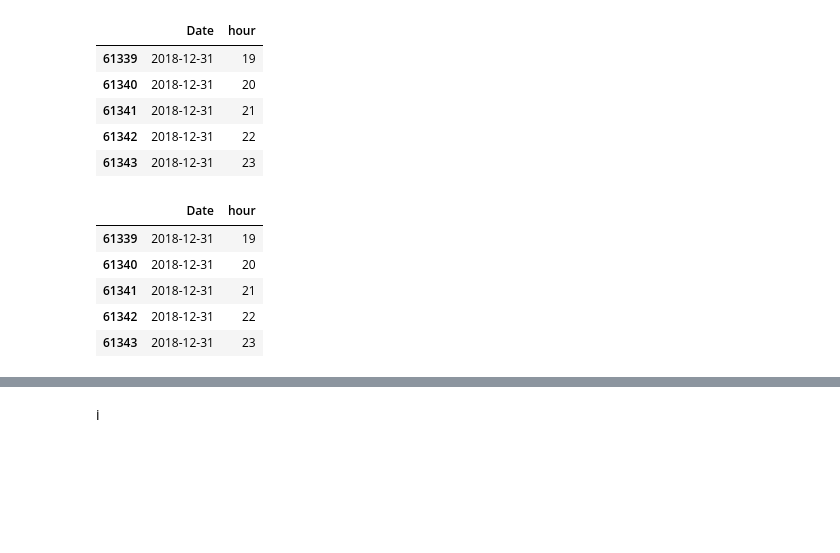
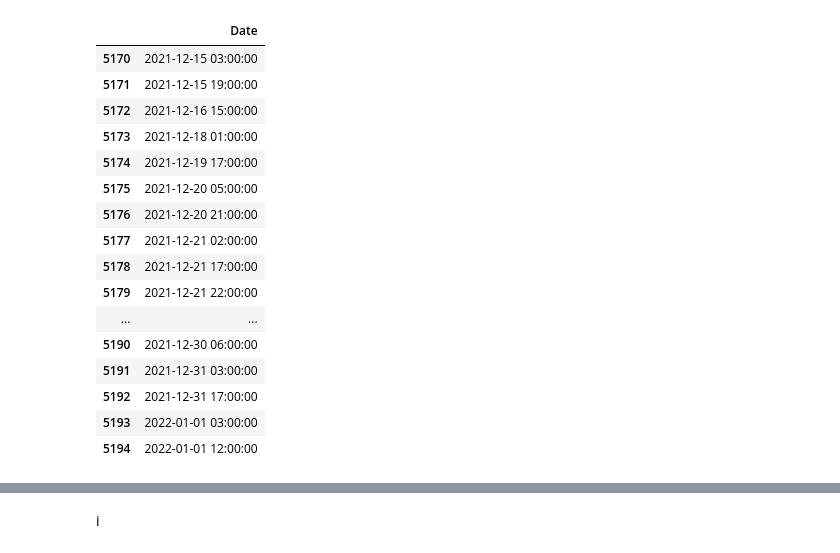
Before and after one commit to OGsiji/Transrisk-Innovation, a Jupyter notebook: Transrisk_Innovation_Simulation.ipynb, the cells around one changed output, grey strips where cells are left out. Cells and saved outputs as stored; diff of their text form; code cells hidden in the pictures; blank space fills up the shorter version.

```diff
--- a/Transrisk_Innovation_Simulation.ipynb
+++ b/Transrisk_Innovation_Simulation.ipynb
@@ -25,0 +54,8 @@ Requirement already satisfied: pytz>=2017.3 in /usr/local/lib/python3.7/dist-pac
+# %%
+def randomly(seq):
+    shuffled = list(seq)
+    random.shuffle(shuffled)
+    return iter(shuffled)
+# %%
+for i in randomly(range(5)):
+    print(i)
@@ -26,16 +87,31 @@ Requirement already satisfied: pytz>=2017.3 in /usr/local/lib/python3.7/dist-pac
 # %%
+# generate random integer values
+from random import seed
+from random import randint
+
+import random
+# seed random number generator
+seed(1)
+# generate some integers
 
 
 
 import time
 import datetime
+from datetime import timedelta
 
-start = "01/01/" + str('2012')
-end = "31/12/" + str('2018')
+start = "02/01/" + str('2012')
+end = "31/12/" + str('2021')
 date = datetime.datetime.strptime(start, "%d/%m/%Y")
 
 dates = list()
-while(date != datetime.datetime.strptime(end, "%d/%m/%Y")):
+while((date != datetime.datetime.strptime(end, "%d/%m/%Y")) & (date <= datetime.datetime.strptime(end, "%d/%m/%Y"))):
     date += datetime.timedelta(days=1)
-    for i in range(24):
-        dates.append((date.strftime("%Y-%m-%d"), i))
+    #print(date)
+    for i in range(random.randint(1,10)):
+      value = randint(1, 24)
+      #dates.append((date.strftime("%Y-%m-%d"), value))
+      date = date + timedelta(hours=value)
+      print(date)
+      #dates.append(date)
+      dates.append(date.strftime('%Y-%m-%d %H:%M:%S'))
@@ -42,22 +156,26 @@ while(date != datetime.datetime.strptime(end, "%d/%m/%Y")):
 # %%
 import pandas as pd
 # %%
-Data = pd.DataFrame(dates, columns=('Date', 'hour'))
+Data = pd.DataFrame(dates, columns=['Date'])
 # %%
-Data.tail()
+Data.tail(25)
 # %% [output]
-|  | Date | hour |
-| 61339 | 2018-12-31 | 19 |
-| 61340 | 2018-12-31 | 20 |
-| 61341 | 2018-12-31 | 21 |
-| 61342 | 2018-12-31 | 22 |
-| 61343 | 2018-12-31 | 23 |
+|  | Date |
+| 5170 | 2021-12-15 03:00:00 |
+| 5171 | 2021-12-15 19:00:00 |
+| 5172 | 2021-12-16 15:00:00 |
+| 5173 | 2021-12-18 01:00:00 |
+| 5174 | 2021-12-19 17:00:00 |
+| 5175 | 2021-12-20 05:00:00 |
+| 5176 | 2021-12-20 21:00:00 |
+| 5177 | 2021-12-21 02:00:00 |
+| 5178 | 2021-12-21 17:00:00 |
+| 5179 | 2021-12-21 22:00:00 |
+| ... | ... |
+| 5190 | 2021-12-30 06:00:00 |
+| 5191 | 2021-12-31 03:00:00 |
+| 5192 | 2021-12-31 17:00:00 |
+| 5193 | 2022-01-01 03:00:00 |
+| 5194 | 2022-01-01 12:00:00 |
 # %%
-Data.tail()
+Data
-# %% [output]
-|  | Date | hour |
-| 61339 | 2018-12-31 | 19 |
-| 61340 | 2018-12-31 | 20 |
-| 61341 | 2018-12-31 | 21 |
-| 61342 | 2018-12-31 | 22 |
-| 61343 | 2018-12-31 | 23 |
```
Also changed, not shown: parts of 44 cells of this notebook.
